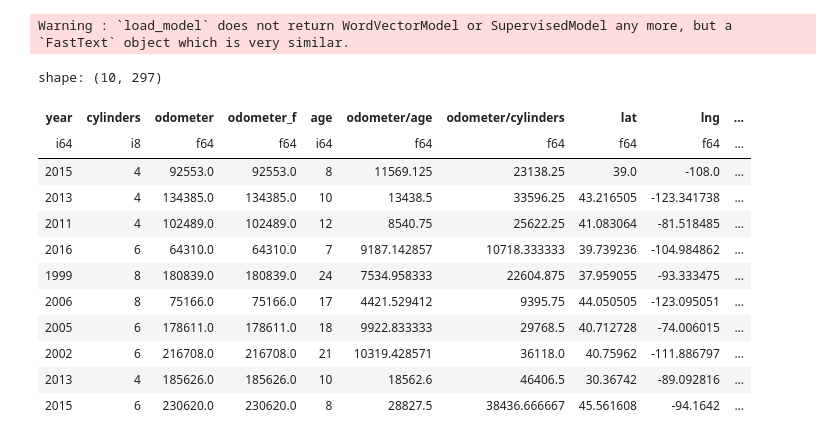
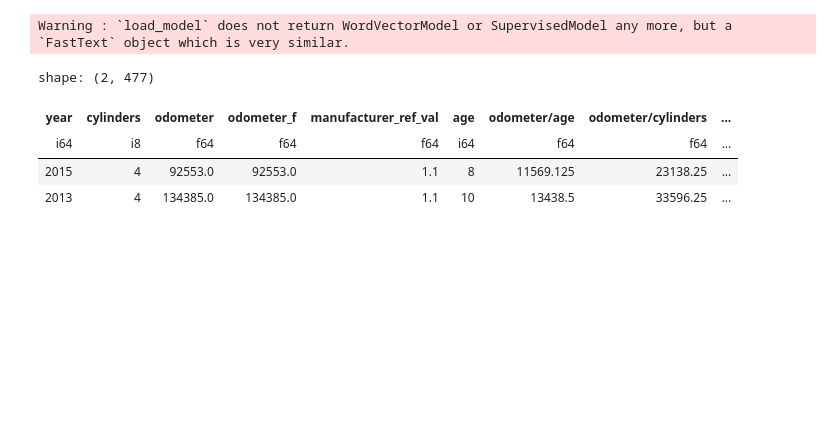
Before and after one commit to tkser/signate_scup2023, a Jupyter notebook: work/model.ipynb, the cells around one changed output. Cells and saved outputs as stored; diff of their text form; code cells hidden in the pictures; blank space fills up the shorter version.

```diff
--- a/work/model.ipynb
+++ b/work/model.ipynb
@@ -38,19 +36,11 @@ predictions = pl.concat([train["price"].to_frame(), pl.DataFrame([None] * test.h
 # %% [output]
 Warning : `load_model` does not return WordVectorModel or SupervisedModel any more, but a `FastText` object which is very similar.
 # %%
-selecter.get_dataframe("lgbm")[1].head(10)
+selecter.get_dataframe("lgbm")[1].head(2)
 # %% [output]
-shape: (10, 297)
+shape: (2, 477)
-| year | cylinders | odometer | odometer_f | age | odometer/age | odometer/cylinders | lat | lng | ... |
-| i64 | i8 | f64 | f64 | i64 | f64 | f64 | f64 | f64 | ... |
-| 2015 | 4 | 92553.0 | 92553.0 | 8 | 11569.125 | 23138.25 | 39.0 | -108.0 | ... |
-| 2013 | 4 | 134385.0 | 134385.0 | 10 | 13438.5 | 33596.25 | 43.216505 | -123.341738 | ... |
-| 2011 | 4 | 102489.0 | 102489.0 | 12 | 8540.75 | 25622.25 | 41.083064 | -81.518485 | ... |
-| 2016 | 6 | 64310.0 | 64310.0 | 7 | 9187.142857 | 10718.333333 | 39.739236 | -104.984862 | ... |
-| 1999 | 8 | 180839.0 | 180839.0 | 24 | 7534.958333 | 22604.875 | 37.959055 | -93.333475 | ... |
-| 2006 | 8 | 75166.0 | 75166.0 | 17 | 4421.529412 | 9395.75 | 44.050505 | -123.095051 | ... |
-| 2005 | 6 | 178611.0 | 178611.0 | 18 | 9922.833333 | 29768.5 | 40.712728 | -74.006015 | ... |
-| 2002 | 6 | 216708.0 | 216708.0 | 21 | 10319.428571 | 36118.0 | 40.75962 | -111.886797 | ... |
-| 2013 | 4 | 185626.0 | 185626.0 | 10 | 18562.6 | 46406.5 | 30.36742 | -89.092816 | ... |
-| 2015 | 6 | 230620.0 | 230620.0 | 8 | 28827.5 | 38436.666667 | 45.561608 | -94.1642 | ... |
+| year | cylinders | odometer | odometer_f | manufacturer_ref_val | age | odometer/age | odometer/cylinders | ... |
+| i64 | i8 | f64 | f64 | f64 | i64 | f64 | f64 | ... |
+| 2015 | 4 | 92553.0 | 92553.0 | 1.1 | 8 | 11569.125 | 23138.25 | ... |
+| 2013 | 4 | 134385.0 | 134385.0 | 1.1 | 10 | 13438.5 | 33596.25 | ... |
 # %%
```
Also changed, not shown: parts of 5 cells of this notebook, 1 other file.
